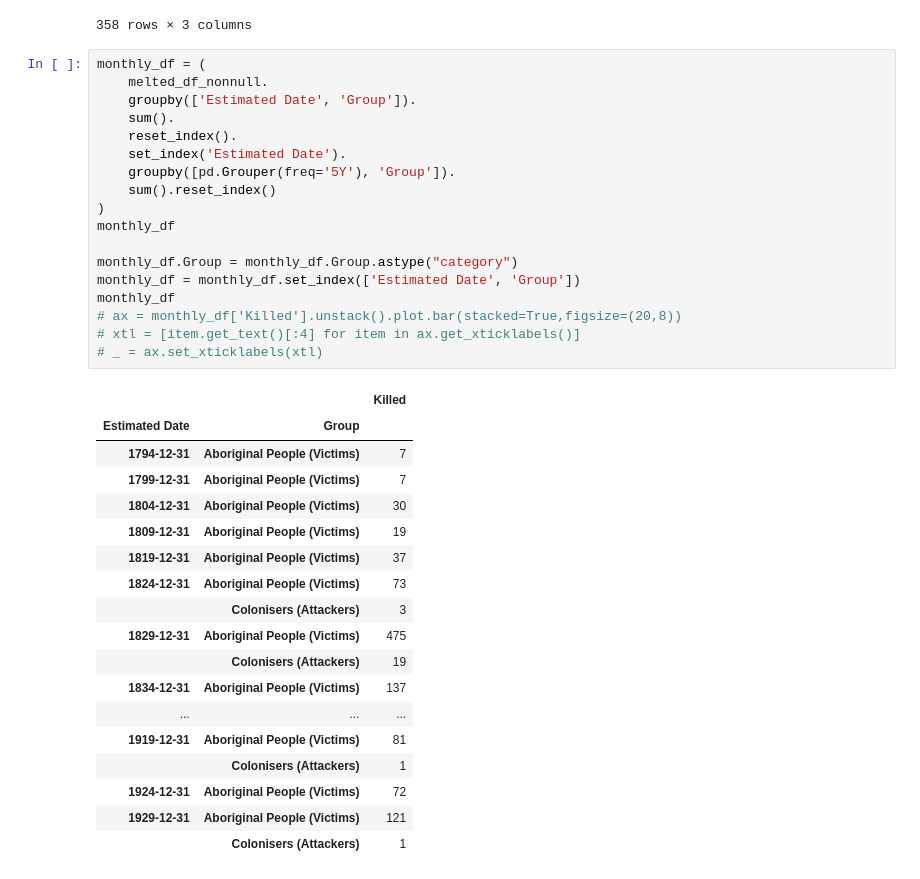
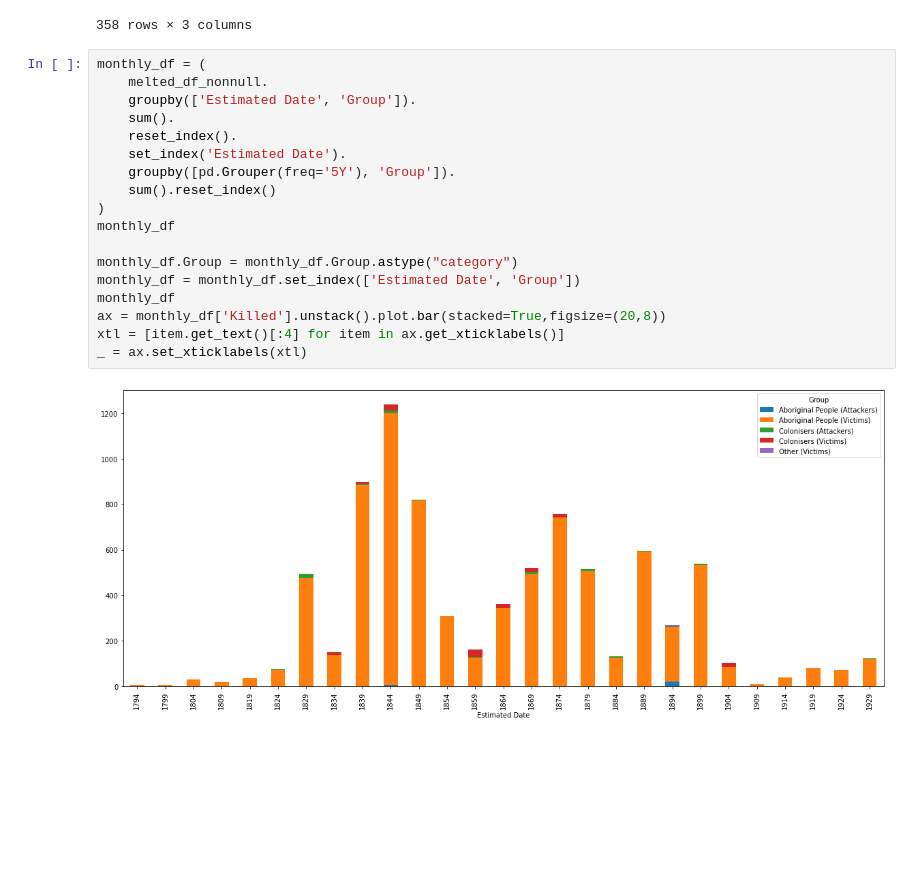
Before and after one commit to drewsonne/aus-colonial-massacres, a Jupyter notebook: analyses.ipynb, the cells around one changed output. Drawn from its saved outputs; the diff is of its cells as text; blank space fills up the shorter version.

Commit message:
Add graph

```diff
--- a/analyses.ipynb
+++ b/analyses.ipynb
@@ -202,37 +202,20 @@ monthly_df
 # %%
 monthly_df = (
     melted_df_nonnull.
     groupby(['Estimated Date', 'Group']).
     sum().
     reset_index().
     set_index('Estimated Date').
     groupby([pd.Grouper(freq='5Y'), 'Group']).
     sum().reset_index()
 )
 monthly_df
 
 monthly_df.Group = monthly_df.Group.astype("category")
 monthly_df = monthly_df.set_index(['Estimated Date', 'Group'])
 monthly_df
-# ax = monthly_df['Killed'].unstack().plot.bar(stacked=True,figsize=(20,8))
-# xtl = [item.get_text()[:4] for item in ax.get_xticklabels()]
-# _ = ax.set_xticklabels(xtl)
+ax = monthly_df['Killed'].unstack().plot.bar(stacked=True,figsize=(20,8))
+xtl = [item.get_text()[:4] for item in ax.get_xticklabels()]
+_ = ax.set_xticklabels(xtl)
 # %% [output]
-|  |  | Killed |
-| Estimated Date | Group |  |
-| 1794-12-31 | Aboriginal People (Victims) | 7 |
-| 1799-12-31 | Aboriginal People (Victims) | 7 |
-| 1804-12-31 | Aboriginal People (Victims) | 30 |
-| 1809-12-31 | Aboriginal People (Victims) | 19 |
-| 1819-12-31 | Aboriginal People (Victims) | 37 |
-| 1824-12-31 | Aboriginal People (Victims) | 73 |
-|  | Colonisers (Attackers) | 3 |
-| 1829-12-31 | Aboriginal People (Victims) | 475 |
-|  | Colonisers (Attackers) | 19 |
-| 1834-12-31 | Aboriginal People (Victims) | 137 |
-| ... | ... | ... |
-| 1919-12-31 | Aboriginal People (Victims) | 81 |
-|  | Colonisers (Attackers) | 1 |
-| 1924-12-31 | Aboriginal People (Victims) | 72 |
-| 1929-12-31 | Aboriginal People (Victims) | 121 |
-|  | Colonisers (Attackers) | 1 |
+[figure, added]
```
Also changed, not shown: parts of 1 cell of this notebook.
